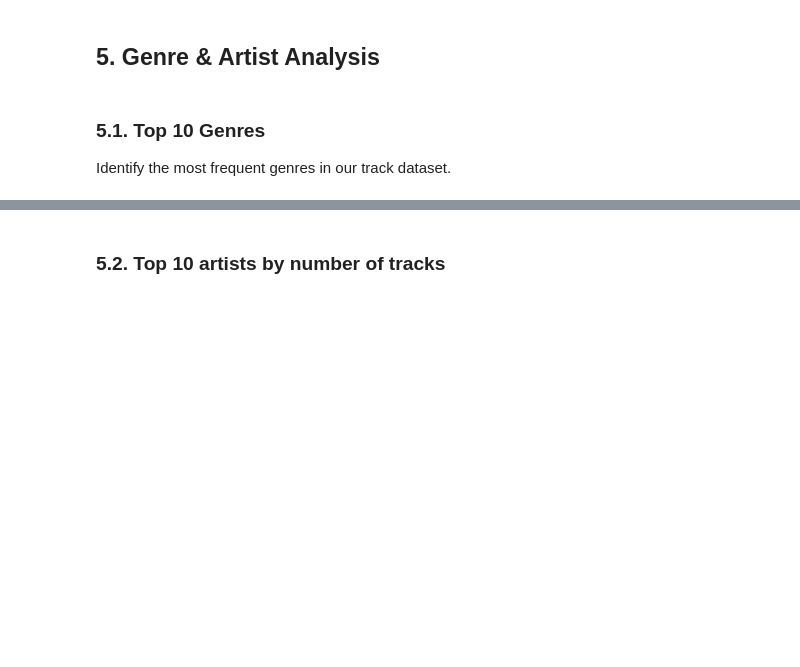
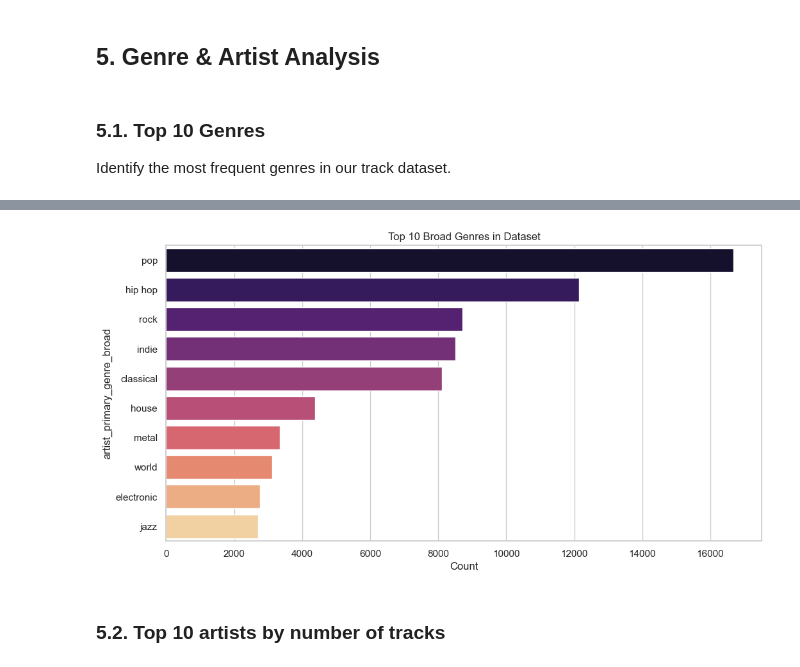
Before and after one commit to ds25m025edbertolima/soe-spotify, a Jupyter notebook: notebooks/4-exploratory-data-analysis.ipynb, the cells around one changed output, grey strips where cells are left out. Drawn from its saved outputs; the diff is of its cells as text; code cells hidden in the pictures; blank space fills up the shorter version.

```diff
--- a/notebooks/4-exploratory-data-analysis.ipynb
+++ b/notebooks/4-exploratory-data-analysis.ipynb
@@ -438,3 +451,16 @@ else:
+# %%
+if not df_tracks.empty:
+    genre_counts = df_tracks['artist_primary_genre_broad'].dropna()
+    genre_counts = genre_counts[genre_counts.astype(str).str.strip() != ""]
+    top_genres = genre_counts.value_counts().head(10)
+    sns.barplot(x=top_genres.values, y=top_genres.index, hue=top_genres.index, palette='magma', legend=False)
+    plt.title('Top 10 Broad Genres in Dataset')
+    plt.xlabel('Count')
+    plt.show()
+else:
+    print("No genre data available.")
+# %% [output]
+[figure, added]
 # %% [markdown]
 ### 5.2. Top 10 artists by number of tracks
 # %%
```
Also changed, not shown: parts of 22 cells of this notebook.
